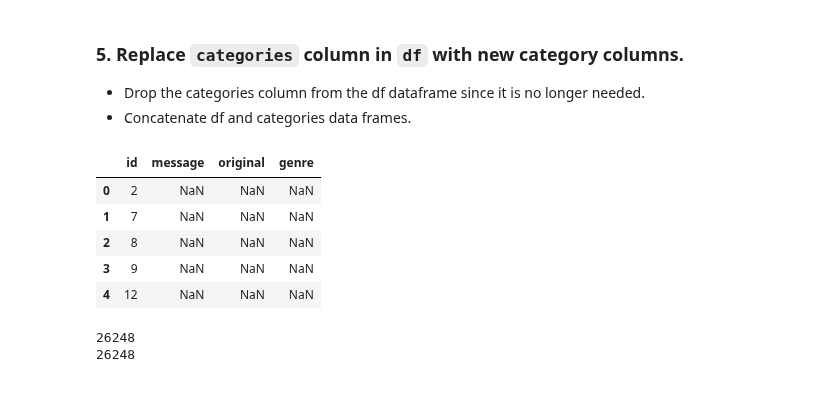
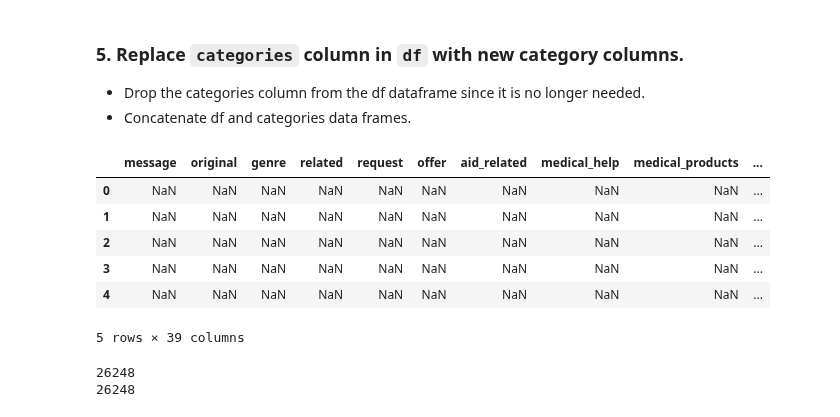
Before and after one commit to HenriqueMartinsPrado/Data-Scientist-Nano-Degree-Udacity, a Jupyter notebook: Chapter 4 - Data Engineering/Project - Disaster Response Pipeline/Project/1 Project Workspace - ETL/ETL Pipeline Preparation.ipynb, the cells around one changed output. Cells and saved outputs as stored; diff of their text form; code cells hidden in the pictures.

```diff
--- a/Chapter 4 - Data Engineering/Project - Disaster Response Pipeline/Project/1 Project Workspace - ETL/ETL Pipeline Preparation.ipynb
+++ b/Chapter 4 - Data Engineering/Project - Disaster Response Pipeline/Project/1 Project Workspace - ETL/ETL Pipeline Preparation.ipynb
@@ -202,15 +186,19 @@ dtype: object
 # %%
 # drop the original categories column from `df`
 df.drop(['categories'], axis=1, inplace=True)
 
+# I`ll also drop the id column, because is not relevant for our dataset at the time.
+df.drop(['id'], axis=1, inplace=True)
+
 df.head()
 # %% [output]
-|  | id | message | original | genre |
-| 0 | 2 | NaN | NaN | NaN |
-| 1 | 7 | NaN | NaN | NaN |
-| 2 | 8 | NaN | NaN | NaN |
-| 3 | 9 | NaN | NaN | NaN |
-| 4 | 12 | NaN | NaN | NaN |
+|  | message | original | genre | related | request | offer | aid_related | medical_help | medical_products | ... |
+| 0 | NaN | NaN | NaN | NaN | NaN | NaN | NaN | NaN | NaN | ... |
+| 1 | NaN | NaN | NaN | NaN | NaN | NaN | NaN | NaN | NaN | ... |
+| 2 | NaN | NaN | NaN | NaN | NaN | NaN | NaN | NaN | NaN | ... |
+| 3 | NaN | NaN | NaN | NaN | NaN | NaN | NaN | NaN | NaN | ... |
+| 4 | NaN | NaN | NaN | NaN | NaN | NaN | NaN | NaN | NaN | ... |
+5 rows × 39 columns
 # %%
 # As I`m going to concatenate the df and categories DataFrame, I`m checking the size of each of one.
 print(len(df))
```
Also changed, not shown: parts of 3 cells of this notebook, 1 other file.
